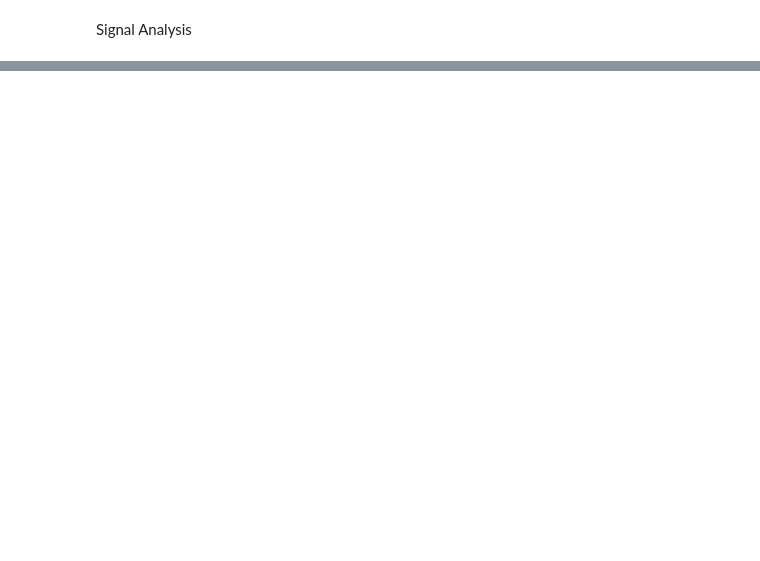
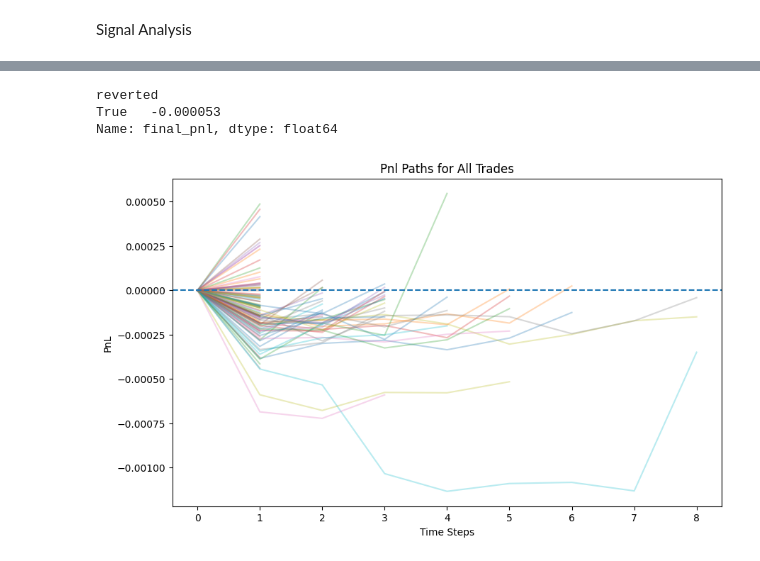
Before and after one commit to eaarowolo25/btc_spot_perp_meanreversion, a Jupyter notebook: notebooks/model.ipynb, the cells around one changed output, grey strips where cells are left out. Cells and saved outputs as stored; diff of their text form; code cells hidden in the pictures; blank space fills up the shorter version.

```diff
--- a/notebooks/model.ipynb
+++ b/notebooks/model.ipynb
@@ -280,0 +333,19 @@ print(short_events)
+# %%
+#Lists each entry point as short_signal is boolean so it provides timestamp for every true entry
+signal_indices = stats_df.index[short_signal]
+
+holding_periods = []
+
+for idx in signal_indices:
+    future_data = stats_df.loc[idx+1:]
+
+    reversion = future_data[future_data["zscore"]<=0]
+
+    if not reversion.empty:
+        t1 = reversion.index[0]
+        holding_period = t1-idx
+        holding_periods.append(holding_period)
+
+print("Average days to mean revert:", np.mean(holding_periods))
+print("Median:", np.median(holding_periods))
+print("Max:", np.max(holding_periods))
@@ -280,0 +356,13 @@ print(short_events)
+# %%
+df1["spread"] = df1["spot_price"] - df1["fut_price"]
+df1["spread_pct"] = df1["spread"]/df1["spot_price"]
+df1["rolling_mean"] = df1["spread_pct"].rolling(20).mean()
+df1["rolling_std"] = df1["spread_pct"].rolling(20).std()
+
+df1["zscore"] = (
+    (df1["spread_pct"] - df1["rolling_mean"]) / df1["rolling_std"]
+)
+
+df1.head()
+
+#Always keep features within one big dataset thet they're derived from
@@ -280,0 +376,2 @@ print(short_events)
+# %%
+stats_df = df1.copy()
@@ -280,0 +440,19 @@ print(short_events)
+# %%
+trades_df.groupby("reverted")["final_pnl"].mean()
+# %% [output]
+reverted
+True   -0.000053
+Name: final_pnl, dtype: float64
+# %%
+plt.figure(figsize=(10,6))
+
+for trade in trades:
+    plt.plot(trade["pnl_path"], alpha=0.3)
+
+plt.axhline(0, linestyle="--") #this shows breakeven line
+plt.title("Pnl Paths for All Trades")
+plt.xlabel("Time Steps")
+plt.ylabel("PnL")
+plt.show()
+# %% [output]
+[figure, added]
```
Also changed, not shown: parts of 25 cells of this notebook.
